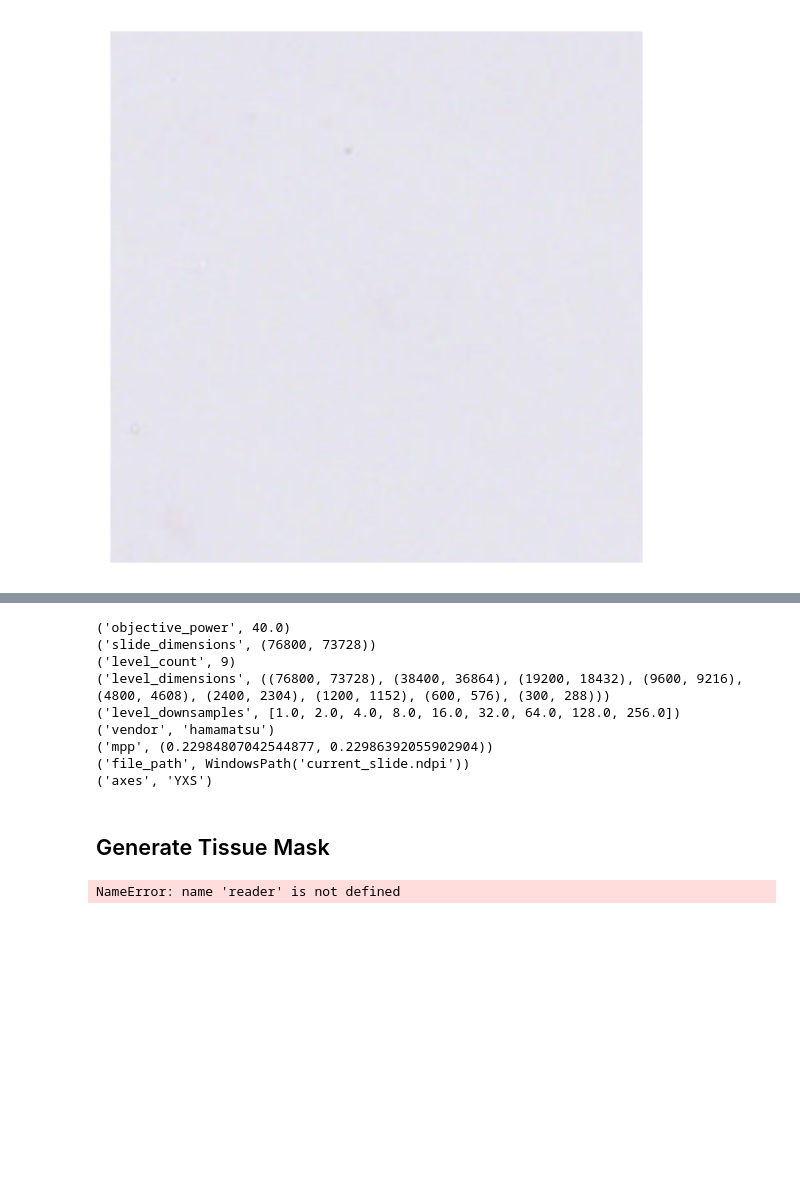
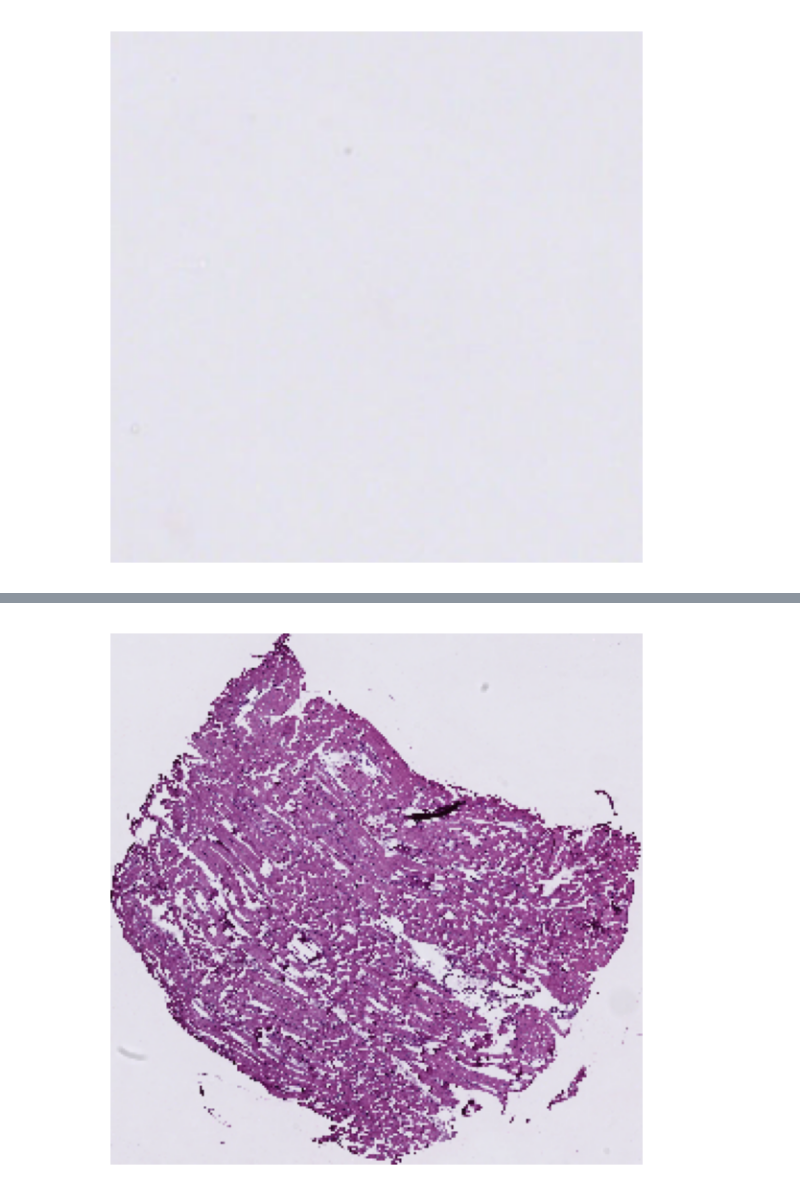
Before and after one commit to HUshelton/UMCU_Histology, a Jupyter notebook: 01_UMCU_Slides.ipynb, the cells around one changed output, grey strips where cells are left out. Cells and saved outputs as stored; diff of their text form; code cells hidden in the pictures; blank space fills up the shorter version.

```diff
--- a/01_UMCU_Slides.ipynb
+++ b/01_UMCU_Slides.ipynb
@@ -237,12 +236,0 @@ Right now the tissue boundaries are not defined, resulting in white space. With
-# %%
-"""Import modules required to run the Jupyter notebook."""
-
-from __future__ import annotations
-
-from pathlib import Path
-import requests
-
-from tiatoolbox.tools.tissuemask import MorphologicalMasker
-from tiatoolbox.utils import imwrite
-
-mpl.rcParams["figure.dpi"] = 150  # for high resolution figure in notebook
@@ -271,20 +237,39 @@ sample_mask_path = f"{data_dir}/{sample_mask_name}"
-# %%
-info_dict = reader.info.as_dict()
-# Print one item per line
-print(*list(info_dict.items()), sep="\n")  # noqa: T201
-# %% [output]
-('objective_power', 40.0)
-('slide_dimensions', (76800, 73728))
-('level_count', 9)
-('level_dimensions', ((76800, 73728), (38400, 36864), (19200, 18432), (9600, 9216), (4800, 4608), (2400, 2304), (1200, 1152), (600, 576), (300, 288)))
-('level_downsamples', [1.0, 2.0, 4.0, 8.0, 16.0, 32.0, 64.0, 128.0, 256.0])
-('vendor', 'hamamatsu')
-('mpp', (0.22984807042544877, 0.22986392055902904))
-('file_path', WindowsPath('current_slide.ndpi'))
-('axes', 'YXS')
-# %% [markdown]
-## Generate Tissue Mask
-# %%
-mask = reader.tissue_mask(resolution=1.25, units="power")
-# %% [output]
-NameError: name 'reader' is not defined
+# %%
+# Load the slide
+slide_path = "current_slide.ndpi"
+slide = openslide.OpenSlide(slide_path)
+
+# Select a level for the thumbnail (e.g., level 2 for smaller resolution)
+level = 2
+thumbnail = slide.read_region((0, 0), level, slide.level_dimensions[level])
+
+# Convert to numpy array for processing
+thumbnail_np = np.array(thumbnail)
+
+# Convert to grayscale
+gray = cv2.cvtColor(thumbnail_np, cv2.COLOR_RGBA2GRAY)
+
+# Threshold to remove whitespace to isolate tissue from glass
+_, binary = cv2.threshold(gray, 200, 255, cv2.THRESH_BINARY_INV)
+
+# Find contours to detect tissue regions
+contours, _ = cv2.findContours(binary, cv2.RETR_EXTERNAL, cv2.CHAIN_APPROX_SIMPLE)
+
+# Get the bounding box of the largest contour (assumes tissue is the largest object)
+x, y, w, h = cv2.boundingRect(max(contours, key=cv2.contourArea))
+
+# Crop the region of interest (ROI)
+roi = thumbnail_np[y:y+h, x:x+w]
+
+# Resize to create a thumbnail
+thumbnail_resized = cv2.resize(roi, (256, 256))  # Resize to 256x256 or desired size
+
+# Save or display the thumbnail
+thumbnail_image = Image.fromarray(thumbnail_resized)
+thumbnail_image.save("left_bottom_tissue_001_1_1.png")
+
+plt.imshow(thumbnail_resized)
+plt.axis('off')
+plt.show()
+# %% [output]
+[figure, added]
```
Also changed, not shown: parts of 4 cells of this notebook, 2 other files.
